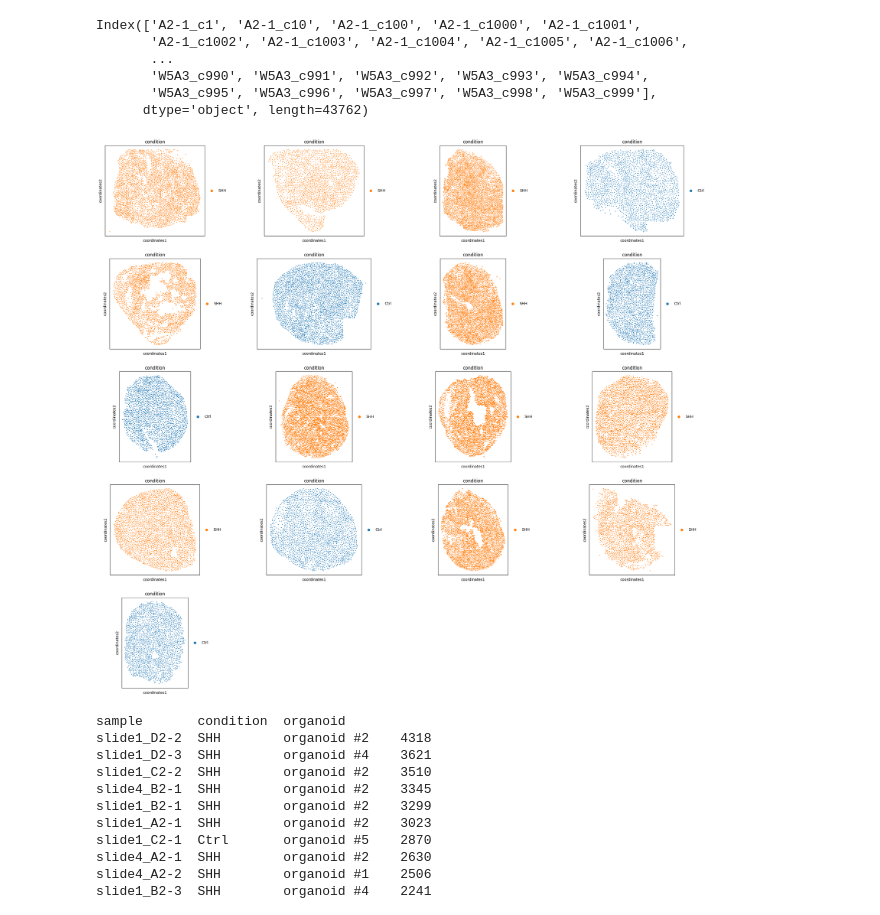
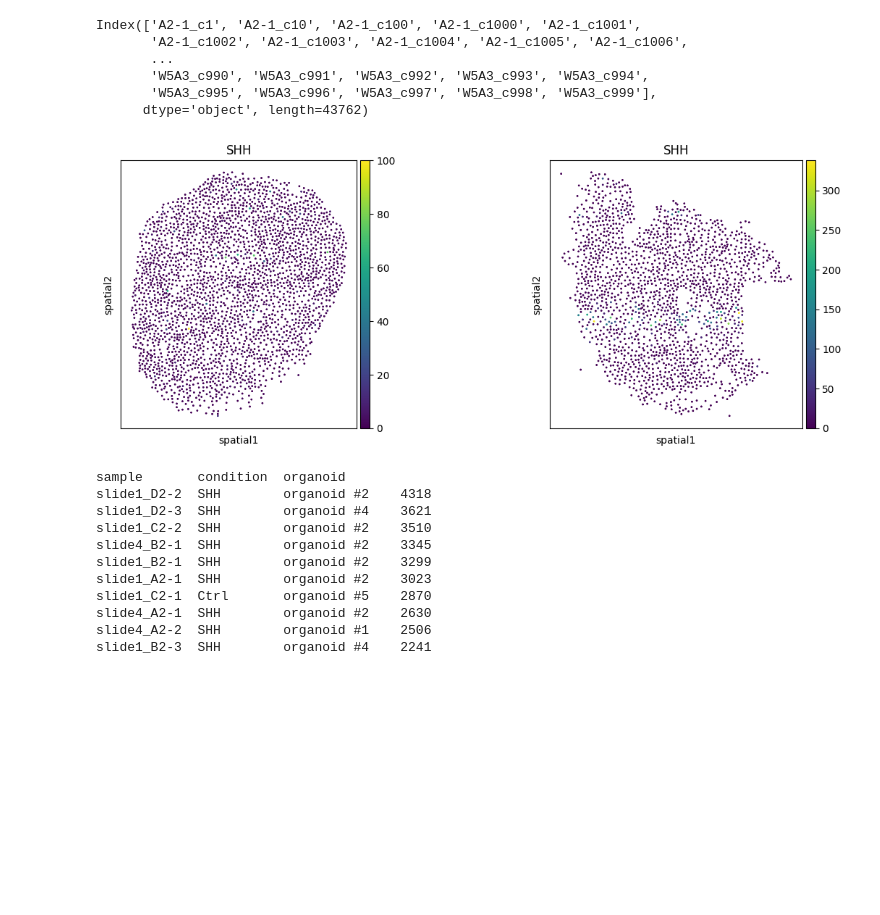
Before and after one commit to theislab/interscale, a Jupyter notebook: docs/notebooks/data/legnini23.ipynb, the cells around one changed output. Saved outputs shown, nothing was run; the diff lists cells and outputs as text; code cells hidden in the pictures; blank space fills up the shorter version.

```diff
--- a/docs/notebooks/data/legnini23.ipynb
+++ b/docs/notebooks/data/legnini23.ipynb
@@ -87,16 +88,18 @@ Index(['A2-1_c1', 'A2-1_c10', 'A2-1_c100', 'A2-1_c1000', 'A2-1_c1001',
        'W5A3_c990', 'W5A3_c991', 'W5A3_c992', 'W5A3_c993', 'W5A3_c994',
        'W5A3_c995', 'W5A3_c996', 'W5A3_c997', 'W5A3_c998', 'W5A3_c999'],
       dtype='object', length=43762)
+# %%
+shh_slides = ['slide4_A2-1', 'slide4_B2-2']
 # %%
 sq.pl.spatial_scatter(
         adata,
         library_key = 'sample',
-        color = ['condition'],
-        spatial_key = 'coordinates',
+        library_id = shh_slides,
+        color = ['SHH'],
         shape= None,
 )
 # %% [output]
-[figure, old version]
+[figure, new version]
 # %%
 # Creating a DataFrame from 'split', 'fov', and 'condition'
 df = adata.obs[['sample', 'condition', 'organoid']]
```
Also changed, not shown: parts of 16 cells of this notebook, 3 other files.
